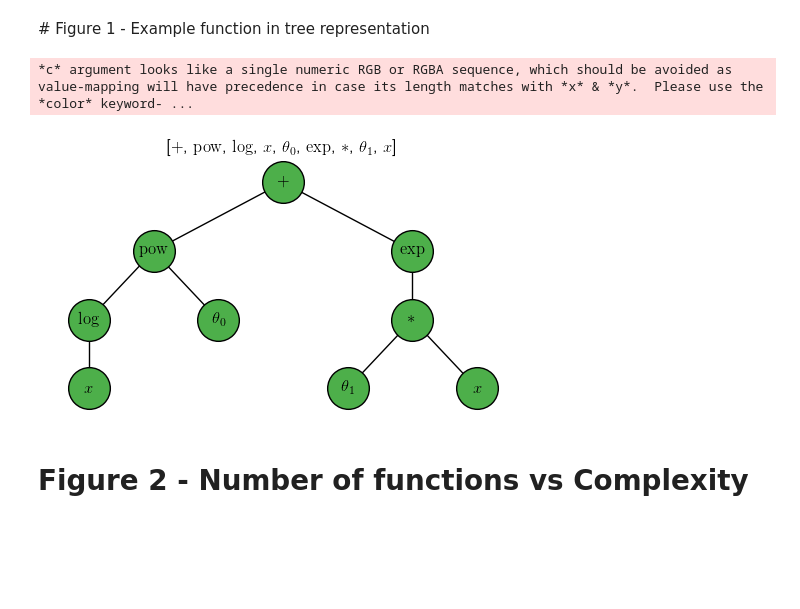
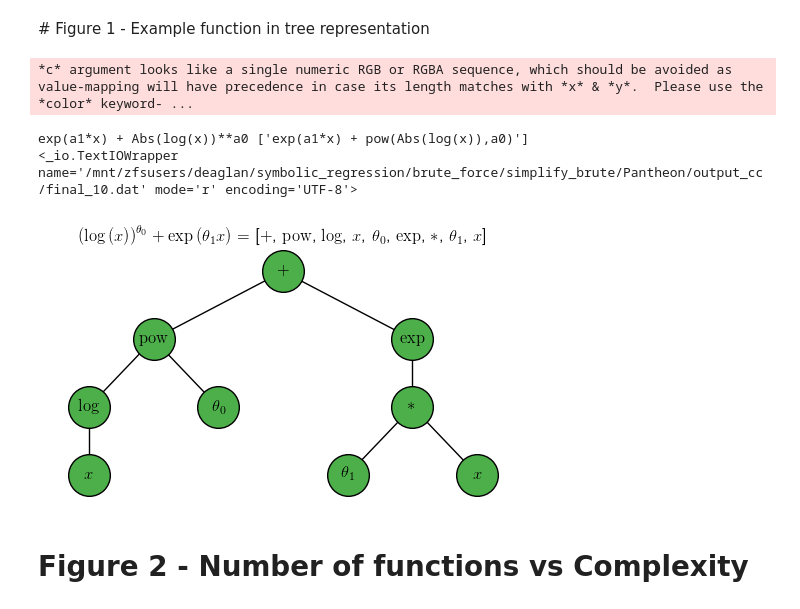
Before and after one commit to DeaglanBartlett/ESR, a Jupyter notebook: Paper1_Plots.ipynb, the cells around one changed output. Drawn from its saved outputs; the diff is of its cells as text; code cells hidden in the pictures; blank space fills up the shorter version.

```diff
--- a/Paper1_Plots.ipynb
+++ b/Paper1_Plots.ipynb
@@ -21,6 +21,8 @@ sys.path.insert(0, 'Pantheon/')
 import test_all
 from sympy_symbols import *
 from likelihood import CCLikelihood, PanthLikelihood
+
+rcParams['text.usetex'] = True
 # %%
 print('Making CC Likelihood')
 cc_like = CCLikelihood()
@@ -136,6 +138,7 @@ basis_functions = [["x", "a"],  # type0
                 ["+", "*", "-", "/", "pow"]]  # type2
 
 labels = ["+", "pow", "log", "x", "a0", "exp", "*", "a1", "x"]
+tex_str = r'$\left(\log\left(x\right)\right)^{\theta_0}+ \exp\left( \theta_1 x \right)$'
 s = []
 
 for l in labels:
@@ -151,6 +154,8 @@ fstr = generator.node_to_string(0, tree, labels)
 max_param = max(1, len([a for a in labels if a.startswith('a')]))
 fstr, fsym = simplifier.initial_sympify([fstr], max_param, verbose=False)
 fsym = fsym[fstr[0]]
+
+print(fsym, fstr)
 
 for i in range(len(tree)):
     tree[i].assign_op(labels[i])
@@ -177,34 +182,40 @@ for k in tree[0].tree.nodes.keys():
         labs[k] = r'${\rm %s}$'%tree[0].tree.nodes[k].tag
 
 # Add all edges to graph
 if tree[0].tree.nodes:
     for n in tree[0].tree.expand_tree(mode=tree[0].tree.WIDTH):
         nid = tree[0].tree[n].identifier
 
         for c in tree[0].tree.children(nid):
             cid = c.identifier
             G.add_edge(nid, cid)
 
 pos = hierarchy_pos(G, tree[0].tree.root)
 
 cm = plt.get_cmap('Set1')
 
 fig, ax = plt.subplots(1, 1, figsize=(5,3))
 nx.draw(G, pos=pos,
         with_labels=True,
         labels=labs,
         node_size=900,
         node_color=cm(2),
         edgecolors='k')
+
 t = [labs[a] for a in labels]
 t = '[' + ', '.join(t) + ']'
 t = r'%s'%t
+t = tex_str + ' = ' + t
+print(f)
+
 ax.set_title(t)
 fig.tight_layout()
 fig.savefig('figs/tree.pdf', bbox_inches='tight', transparent=True)
 # %% [output]
 *c* argument looks like a single numeric RGB or RGBA sequence, which should be avoided as value-mapping will have precedence in case its length matches with *x* & *y*.  Please use the *color* keyword- ...
+exp(a1*x) + Abs(log(x))**a0 ['exp(a1*x) + pow(Abs(log(x)),a0)']
+<_io.TextIOWrapper name='/mnt/zfsusers/deaglan/symbolic_regression/brute_force/simplify_brute/Pantheon/output_cc/final_10.dat' mode='r' encoding='UTF-8'>
-[figure, old version]
+[figure, new version]
 # %% [markdown]
 # Figure 2 - Number of functions vs Complexity
 # %%
```
Also changed, not shown: parts of 6 cells of this notebook, 6 other files.
